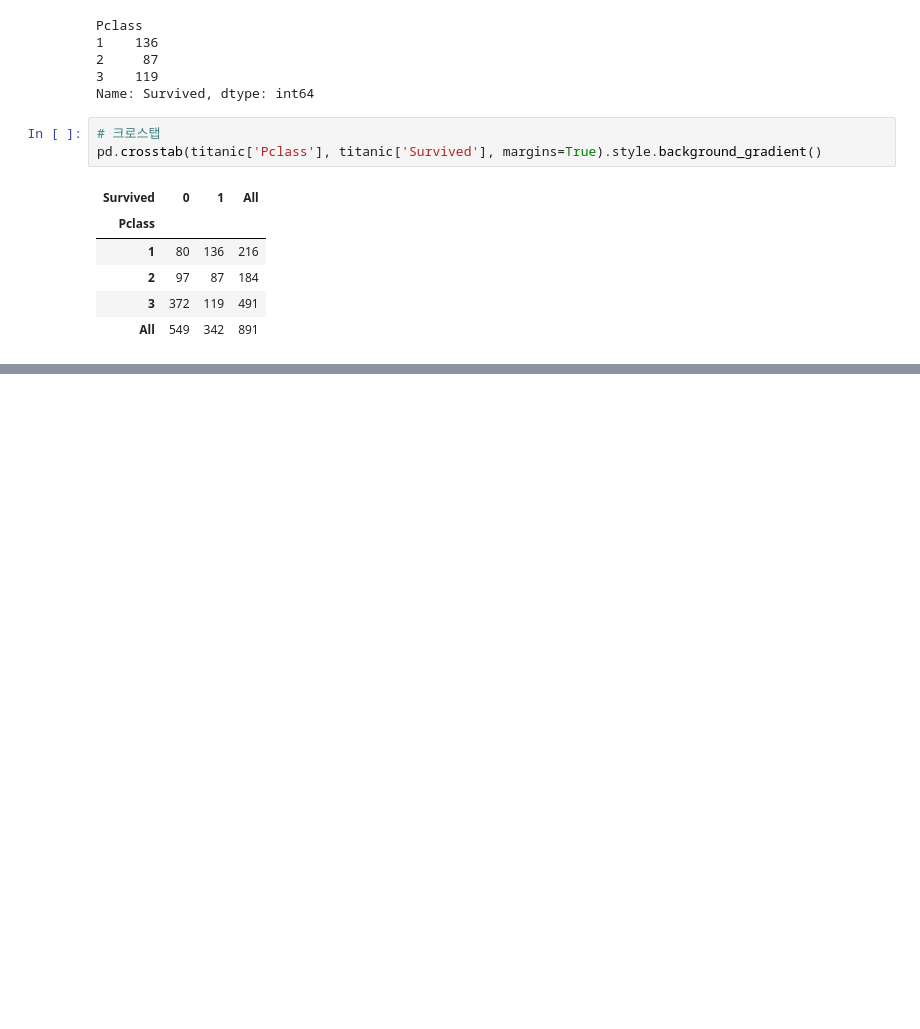
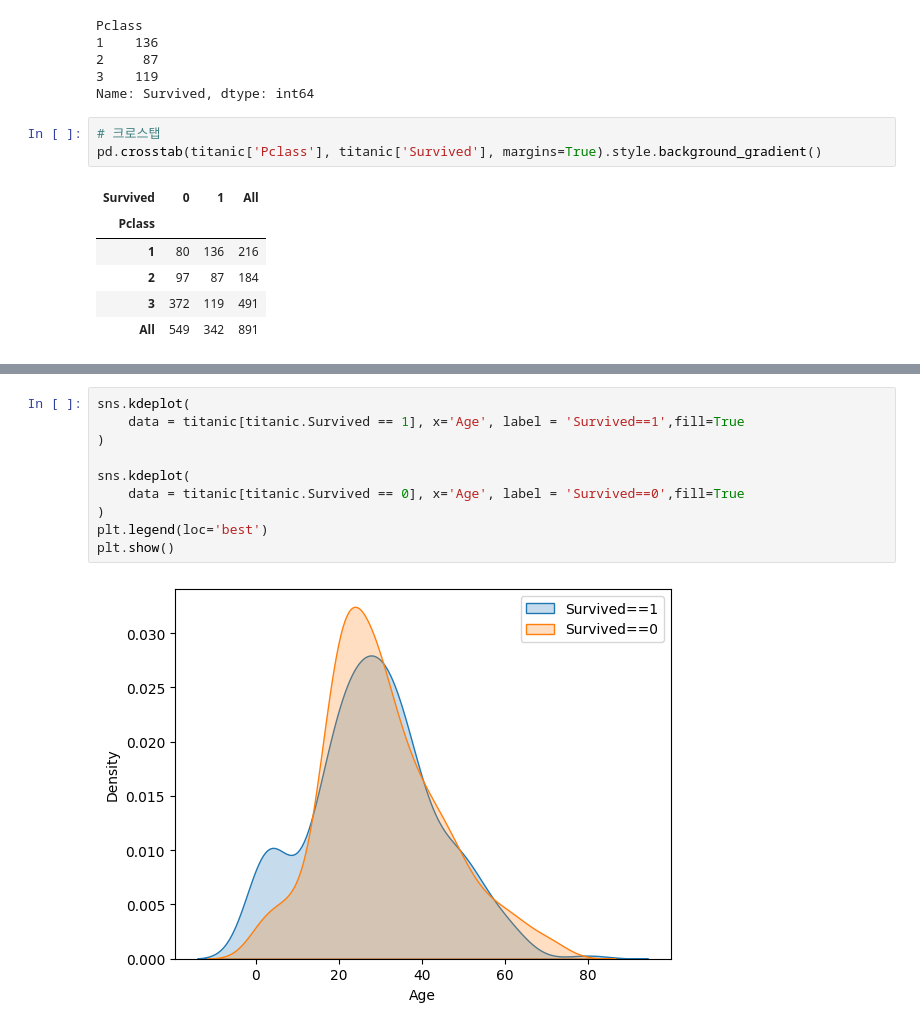
Before and after one commit to sallydeveloperr/DeepLearning, a Jupyter notebook: EDA/titanic.ipynb, the cells around one changed output, grey strips where cells are left out. Cells and saved outputs as stored; diff of their text form; blank space fills up the shorter version.

```diff
--- a/EDA/titanic.ipynb
+++ b/EDA/titanic.ipynb
@@ -205,0 +227,12 @@ pd.crosstab(titanic['Pclass'], titanic['Survived'], margins=True).style.backgrou
+# %%
+sns.kdeplot(
+    data = titanic[titanic.Survived == 1], x='Age', label = 'Survived==1',fill=True
+)
+
+sns.kdeplot(
+    data = titanic[titanic.Survived == 0], x='Age', label = 'Survived==0',fill=True
+)
+plt.legend(loc='best')
+plt.show()
+# %% [output]
+[figure, added]
```
Also changed, not shown: parts of 9 cells of this notebook.
